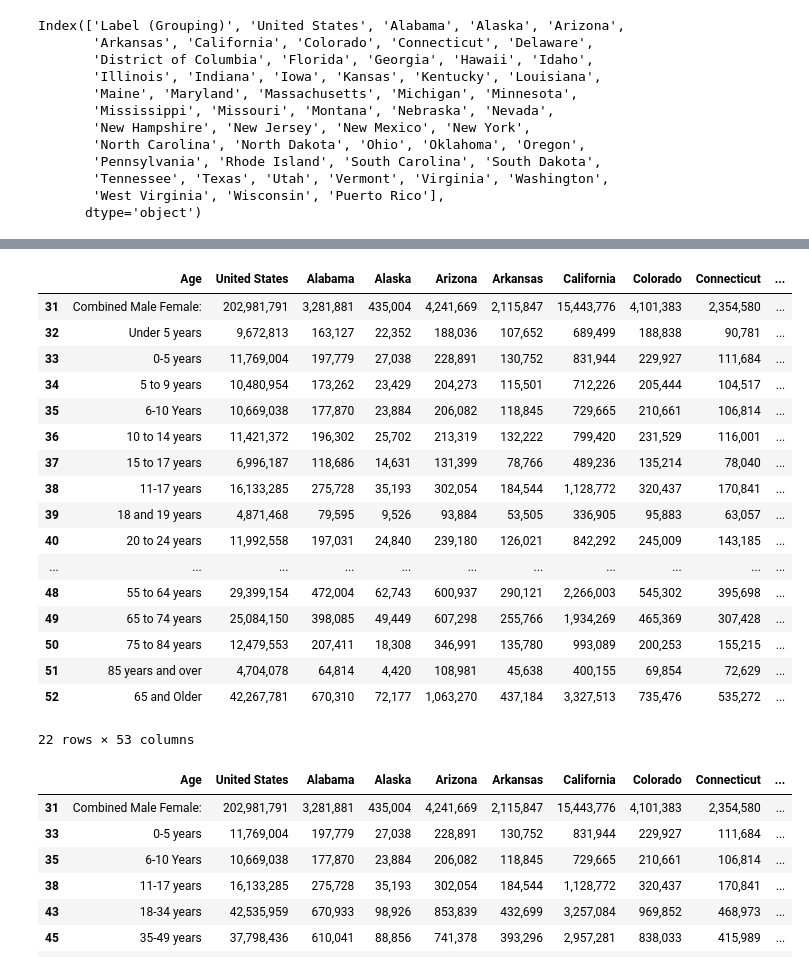
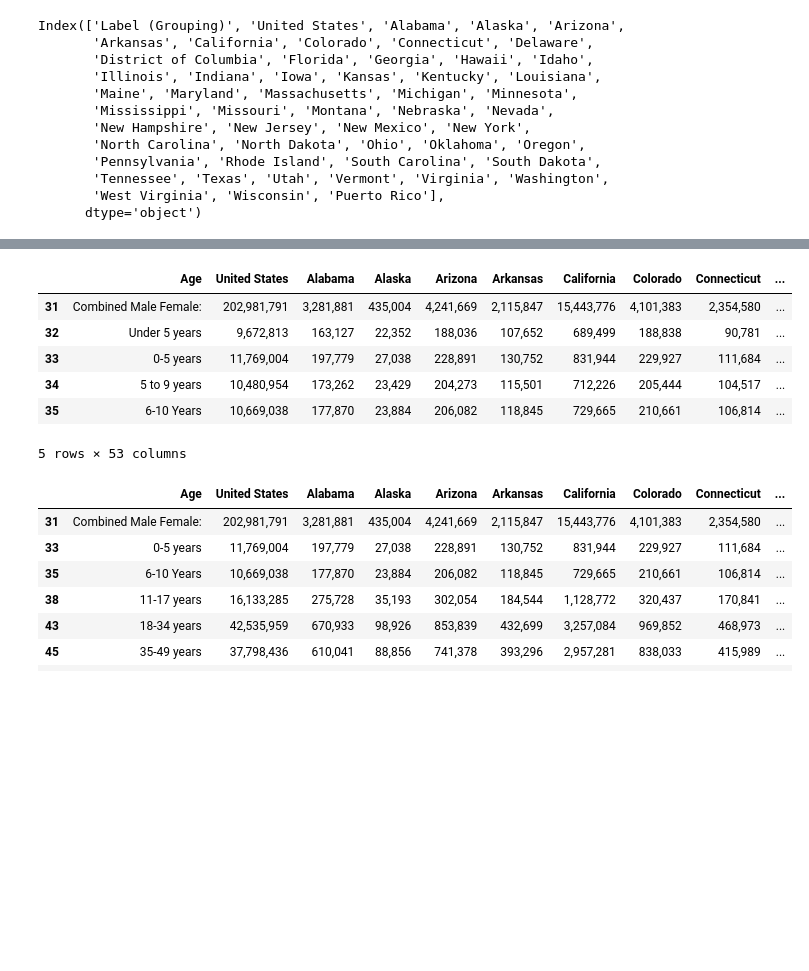
Before and after one commit to mwsierzega/Project3, a Jupyter notebook: Data_Census_OPTN.ipynb, the cells around one changed output, grey strips where cells are left out. Saved outputs shown, nothing was run; the diff lists cells and outputs as text; code cells hidden in the pictures; blank space fills up the shorter version.

Commit message:
cleaning done, ready for organizing and charts

```diff
--- a/Data_Census_OPTN.ipynb
+++ b/Data_Census_OPTN.ipynb
@@ -101,29 +79,16 @@ census_age_df_droprows.head(20)
 # %%
 #rename column "Label (Grouping)"
 census_age_df_droprows = census_age_df_droprows.rename(columns={'Label (Grouping)': 'Age'})
 
-#the below is for when I'm ready to reset the index
-#census_age_df_index = census_age_df_droprows.reset_index(drop=True)
-census_age_df_droprows.head(25)
+census_age_df_droprows.head()
 # %% [output]
 |  | Age | United States | Alabama | Alaska | Arizona | Arkansas | California | Colorado | Connecticut | ... |
 | 31 | Combined Male Female: | 202,981,791 | 3,281,881 | 435,004 | 4,241,669 | 2,115,847 | 15,443,776 | 4,101,383 | 2,354,580 | ... |
 | 32 | Under 5 years | 9,672,813 | 163,127 | 22,352 | 188,036 | 107,652 | 689,499 | 188,838 | 90,781 | ... |
 | 33 | 0-5 years | 11,769,004 | 197,779 | 27,038 | 228,891 | 130,752 | 831,944 | 229,927 | 111,684 | ... |
 | 34 | 5 to 9 years | 10,480,954 | 173,262 | 23,429 | 204,273 | 115,501 | 712,226 | 205,444 | 104,517 | ... |
 | 35 | 6-10 Years | 10,669,038 | 177,870 | 23,884 | 206,082 | 118,845 | 729,665 | 210,661 | 106,814 | ... |
-| 36 | 10 to 14 years | 11,421,372 | 196,302 | 25,702 | 213,319 | 132,222 | 799,420 | 231,529 | 116,001 | ... |
-| 37 | 15 to 17 years | 6,996,187 | 118,686 | 14,631 | 131,399 | 78,766 | 489,236 | 135,214 | 78,040 | ... |
-| 38 | 11-17 years | 16,133,285 | 275,728 | 35,193 | 302,054 | 184,544 | 1,128,772 | 320,437 | 170,841 | ... |
-| 39 | 18 and 19 years | 4,871,468 | 79,595 | 9,526 | 93,884 | 53,505 | 336,905 | 95,883 | 63,057 | ... |
-| 40 | 20 to 24 years | 11,992,558 | 197,031 | 24,840 | 239,180 | 126,021 | 842,292 | 245,009 | 143,185 | ... |
-| ... | ... | ... | ... | ... | ... | ... | ... | ... | ... | ... |
-| 48 | 55 to 64 years | 29,399,154 | 472,004 | 62,743 | 600,937 | 290,121 | 2,266,003 | 545,302 | 395,698 | ... |
-| 49 | 65 to 74 years | 25,084,150 | 398,085 | 49,449 | 607,298 | 255,766 | 1,934,269 | 465,369 | 307,428 | ... |
-| 50 | 75 to 84 years | 12,479,553 | 207,411 | 18,308 | 346,991 | 135,780 | 993,089 | 200,253 | 155,215 | ... |
-| 51 | 85 years and over | 4,704,078 | 64,814 | 4,420 | 108,981 | 45,638 | 400,155 | 69,854 | 72,629 | ... |
-| 52 | 65 and Older | 42,267,781 | 670,310 | 72,177 | 1,063,270 | 437,184 | 3,327,513 | 735,476 | 535,272 | ... |
-22 rows × 53 columns
+5 rows × 53 columns
 # %%
 #drop the rows that don't include the combined age data that will be used in the final calculation
 census_age_final = census_age_df_droprows.drop([32, 34, 36, 37, 39, 40, 41, 42, 44, 46, 48, 49, 50, 51])
```
Also changed, not shown: parts of 15 cells of this notebook, 2 other files.
